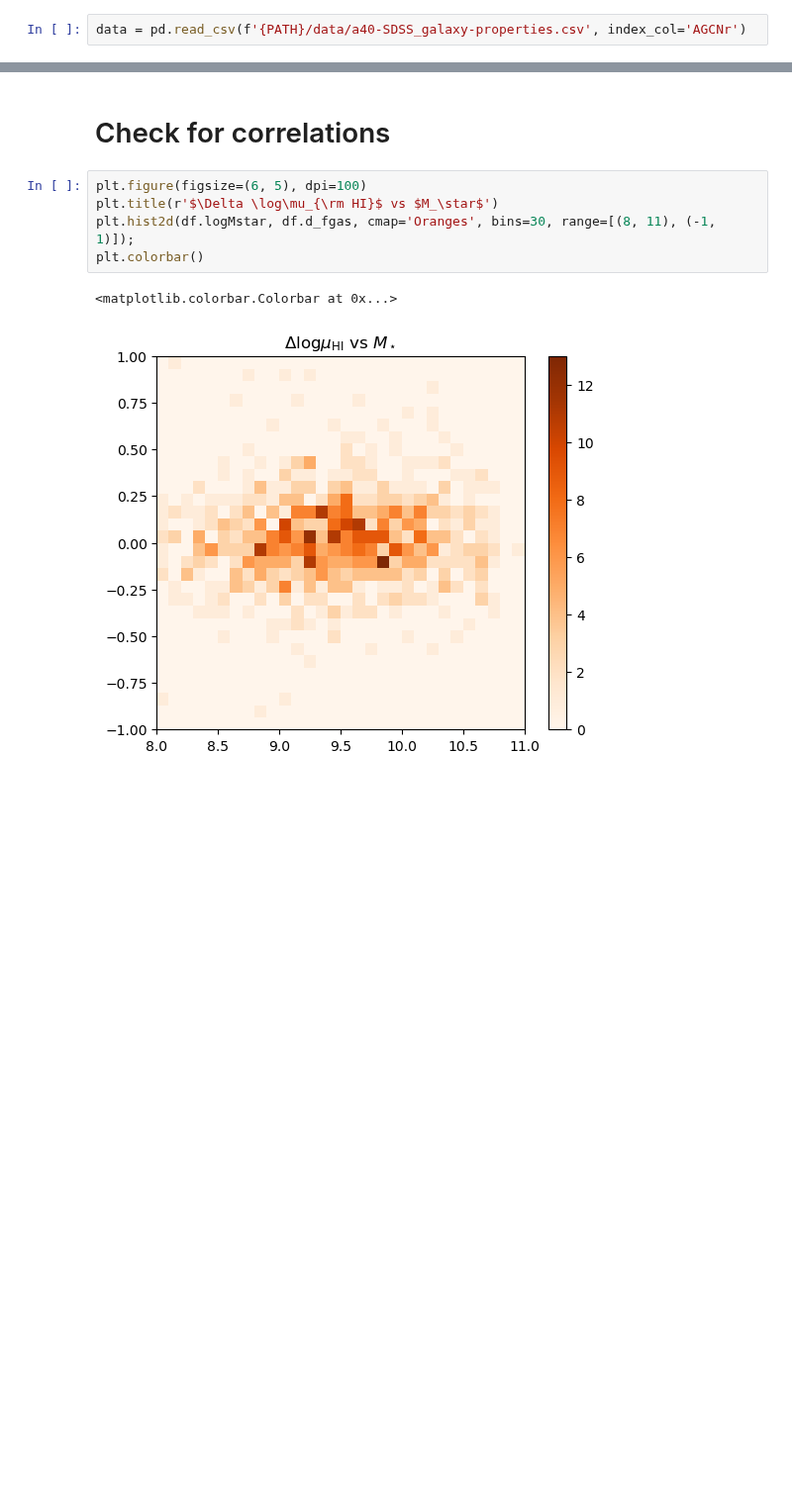
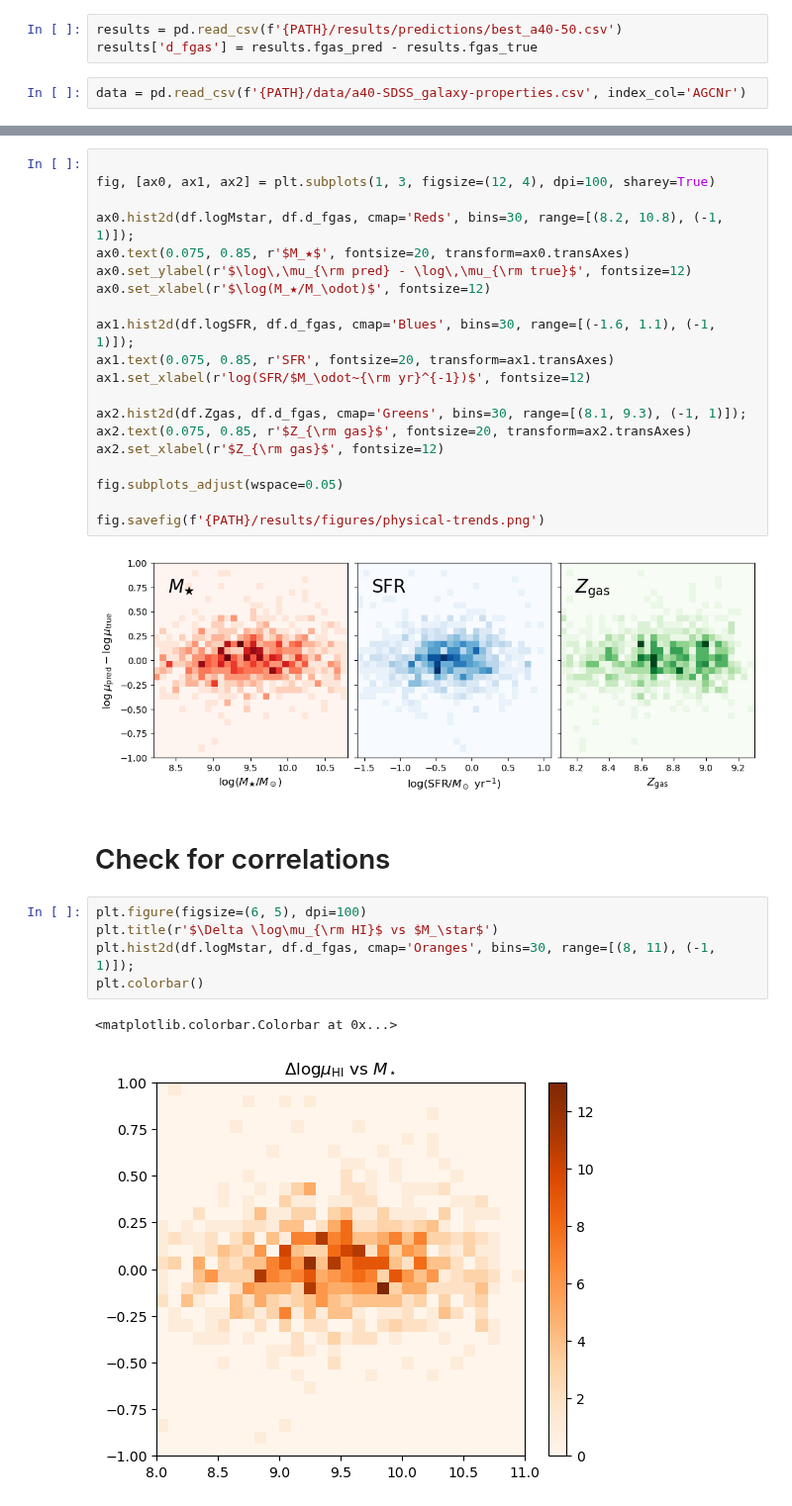
Before and after one commit to jwuphysics/HI-convnets, a Jupyter notebook: notebook/Interpreting a.40 predictions.ipynb, the cells around one changed output, grey strips where cells are left out. Shown at 99% size. Drawn from its saved outputs; the diff is of its cells as text; blank space fills up the shorter version.

```diff
--- a/notebook/Interpreting a.40 predictions.ipynb
+++ b/notebook/Interpreting a.40 predictions.ipynb
@@ -74,6 +74,9 @@ results['d_fgas'] = results.fgas_pred - results.fgas_true
 results.index = results.index.astype(np.int64)
 # %% [markdown]
 # Crossmatch with other data
+# %%
+results = pd.read_csv(f'{PATH}/results/predictions/best_a40-50.csv')
+results['d_fgas'] = results.fgas_pred - results.fgas_true
 # %%
 data = pd.read_csv(f'{PATH}/data/a40-SDSS_galaxy-properties.csv', index_col='AGCNr')
 # %%
@@ -88,3 +100,25 @@ df.sample(3)
+# %%
+
+fig, [ax0, ax1, ax2] = plt.subplots(1, 3, figsize=(12, 4), dpi=100, sharey=True)
+
+ax0.hist2d(df.logMstar, df.d_fgas, cmap='Reds', bins=30, range=[(8.2, 10.8), (-1, 1)]);
+ax0.text(0.075, 0.85, r'$M_★$', fontsize=20, transform=ax0.transAxes)
+ax0.set_ylabel(r'$\log\,\mu_{\rm pred} - \log\,\mu_{\rm true}$', fontsize=12)
+ax0.set_xlabel(r'$\log(M_★/M_\odot)$', fontsize=12)
+
+ax1.hist2d(df.logSFR, df.d_fgas, cmap='Blues', bins=30, range=[(-1.6, 1.1), (-1, 1)]);
+ax1.text(0.075, 0.85, r'SFR', fontsize=20, transform=ax1.transAxes)
+ax1.set_xlabel(r'log(SFR/$M_\odot~{\rm yr}^{-1})$', fontsize=12)
+
+ax2.hist2d(df.Zgas, df.d_fgas, cmap='Greens', bins=30, range=[(8.1, 9.3), (-1, 1)]);
+ax2.text(0.075, 0.85, r'$Z_{\rm gas}$', fontsize=20, transform=ax2.transAxes)
+ax2.set_xlabel(r'$Z_{\rm gas}$', fontsize=12)
+
+fig.subplots_adjust(wspace=0.05)
+
+fig.savefig(f'{PATH}/results/figures/physical-trends.png')
+# %% [output]
+[figure, added]
 # %% [markdown]
 # Check for correlations
 # %%
```
Also changed, not shown: parts of 3 cells of this notebook.
